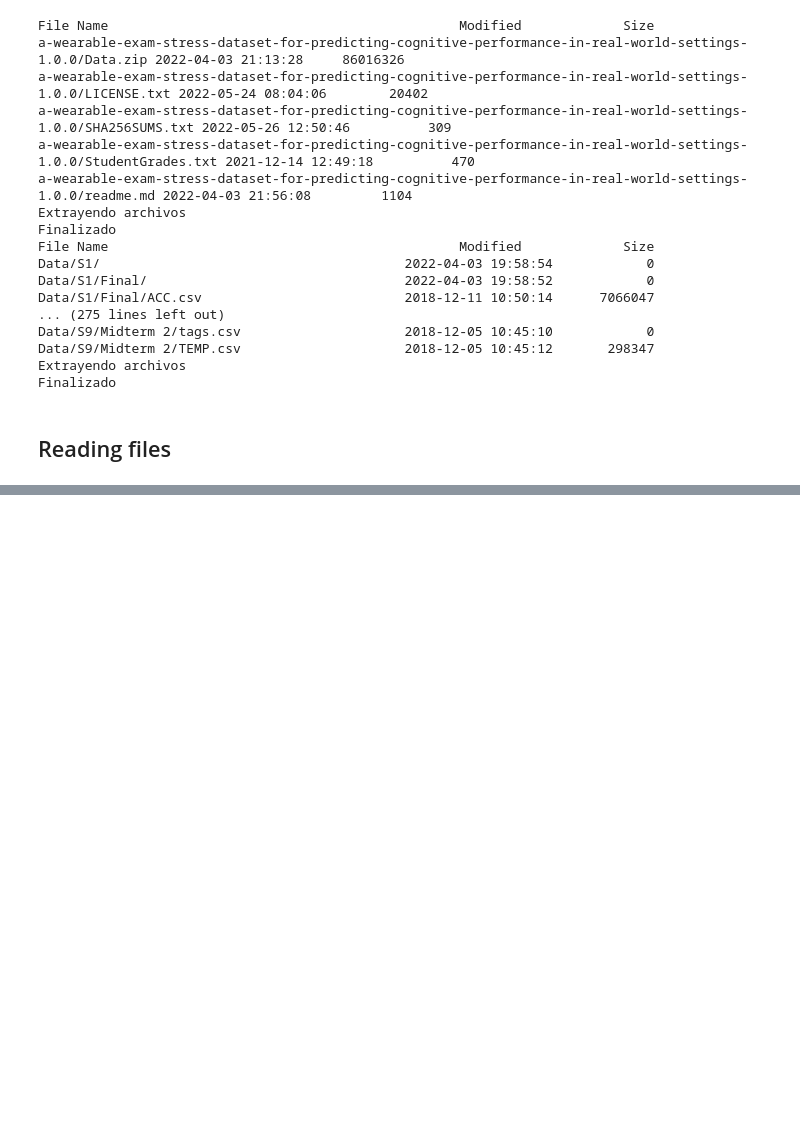
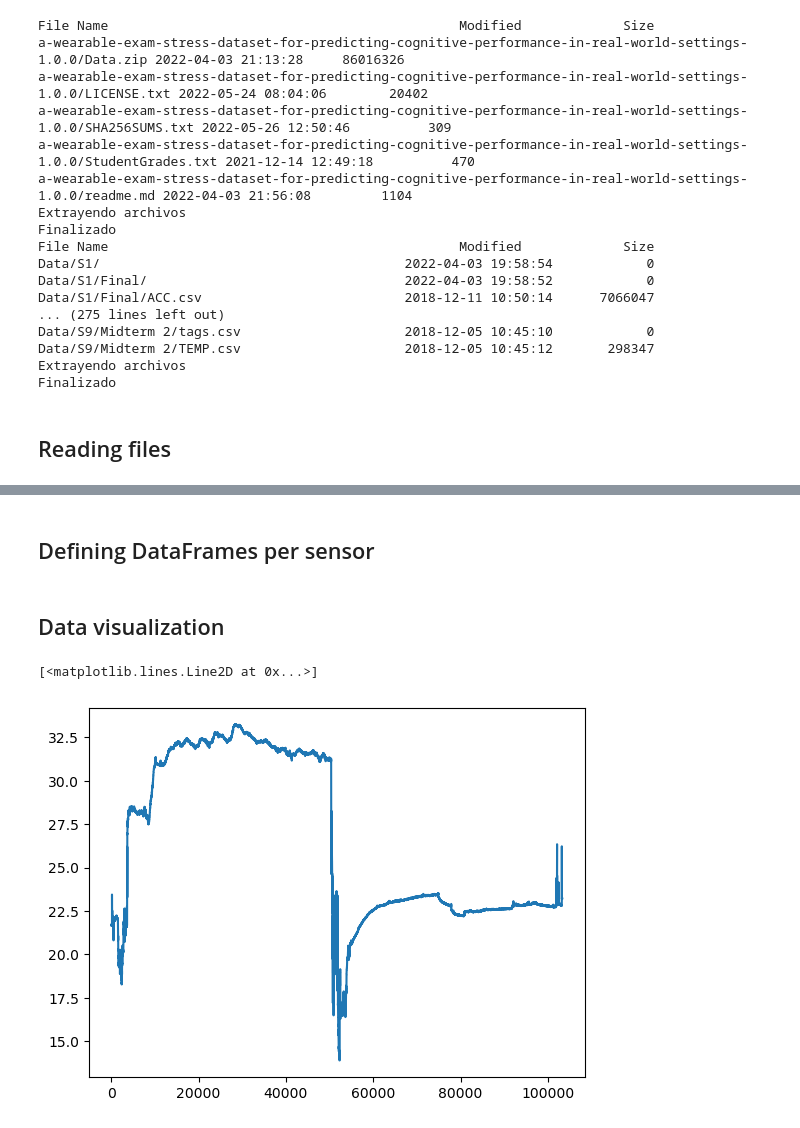
Before and after one commit to jsForeroBiomed/wearable-stress-exam-performance, a Jupyter notebook: Physiological-signals.ipynb, the cells around one changed output, grey strips where cells are left out. Saved outputs shown, nothing was run; the diff lists cells and outputs as text; code cells hidden in the pictures; blank space fills up the shorter version.

```diff
--- a/Physiological-signals.ipynb
+++ b/Physiological-signals.ipynb
@@ -103,12 +111,14 @@ exam_list = ['Final', 'Midterm 1', 'Midterm 2']
 students_list = [f'S{i}' for i in range(1, 11)]
 # %%
 students_dict = {}
+time_freq_dict = {} # It is necessary to verify CT vs. CDT
 
-for student in students_list:
-    students_dict[student] = {}
-    for exam in exam_list:
-        students_dict[student][exam] = {}
-        for key, values in physio_variables.items():
+for student in students_list: # Loop over each student
+    students_dict[student], time_freq_dict[student] = {}, {}
+    for exam in exam_list: # Loop over each type of exam in `exam_list`
+        students_dict[student][exam], time_freq_dict[student][exam] = {}, {}
+        for key, values in physio_variables.items(): # Loop over each physiological variable
             read_data = pd.read_csv(f'a-wearable-exam-stress-dataset-for-predicting-cognitive-performance-'\
                                     f'in-real-world-settings-1.0.0/Data/{student}/{exam}/{key}.csv', names=values)
-            students_dict[student][exam][key] = read_data
+            time_freq_dict[student][exam][key] = read_data.loc[0:1, :]
+            students_dict[student][exam][key] = read_data.loc[2:, :]
@@ -128,0 +127,31 @@ students_dict['S2']['Final']['HR'].head(10)
+# %% [markdown]
+## Defining DataFrames per sensor
+# %%
+def extract_physio_data_frame(physio_var: str, students_list: List[str], exam_list: List[str],
+                              students_info: Dict[str, Dict]) -> Dict[str, np.array]:
+    """
+    Generate a new DataFrame with all the registered data of the same physiological value. Each column is the signal values
+    for each student and the specific exam.
+
+    param physio_var: Variable from which the total DataFrame will be generated.
+    param students_list: List of students that will be included in columns of DataFrame.
+    param exam_list: List of types of exam that will be included in columns of DataFrame.
+    param student_info: Dictionary from which physiological information will be extracted.
+    return: Dictionary with the values of the same variable. The new columns will be generated with the name
+        "`physio_var`+`exam`" where `exam` is the specific type of exam.
+    """
+    new_data = {f'{student} + {exam}': students_info[student][exam][physio_var].values.flatten()
+                for student in students_list for exam in exam_list}
+    return new_data
+# %%
+heart_rate = extract_physio_data_frame('HR', students_list, exam_list, students_dict)
+eda_data = extract_physio_data_frame('EDA', students_list, exam_list, students_dict)
+temperature = extract_physio_data_frame('TEMP', students_list, exam_list, students_dict)
+bvp_data = extract_physio_data_frame('BVP', students_list, exam_list, students_dict)
+# %% [markdown]
+## Data visualization
+# %%
+plt.plot(temperature['S3 + Final'])
+# %% [output]
+[<matplotlib.lines.Line2D at 0x...>]
+[figure, added]
```
Also changed, not shown: parts of 6 cells of this notebook.
